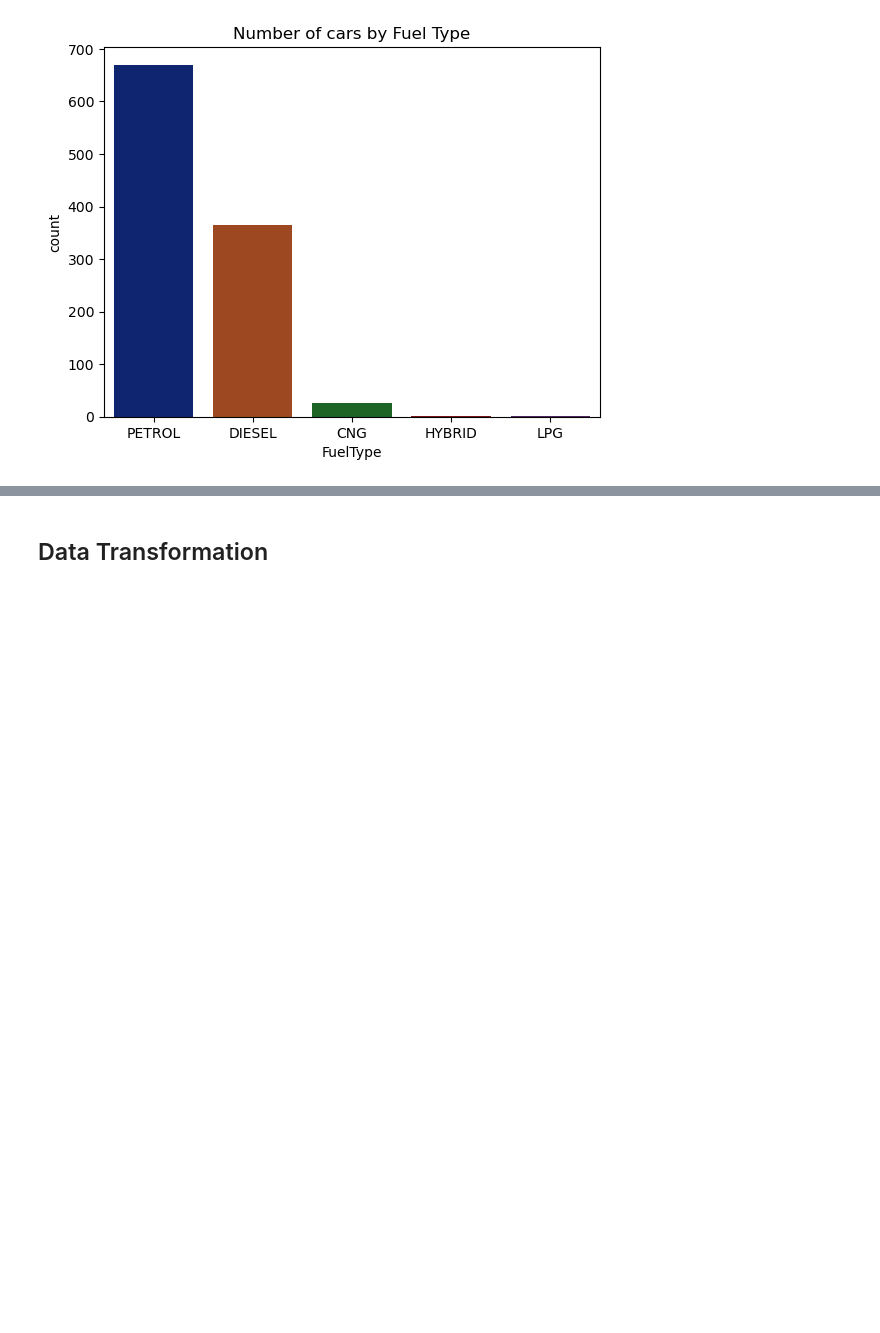
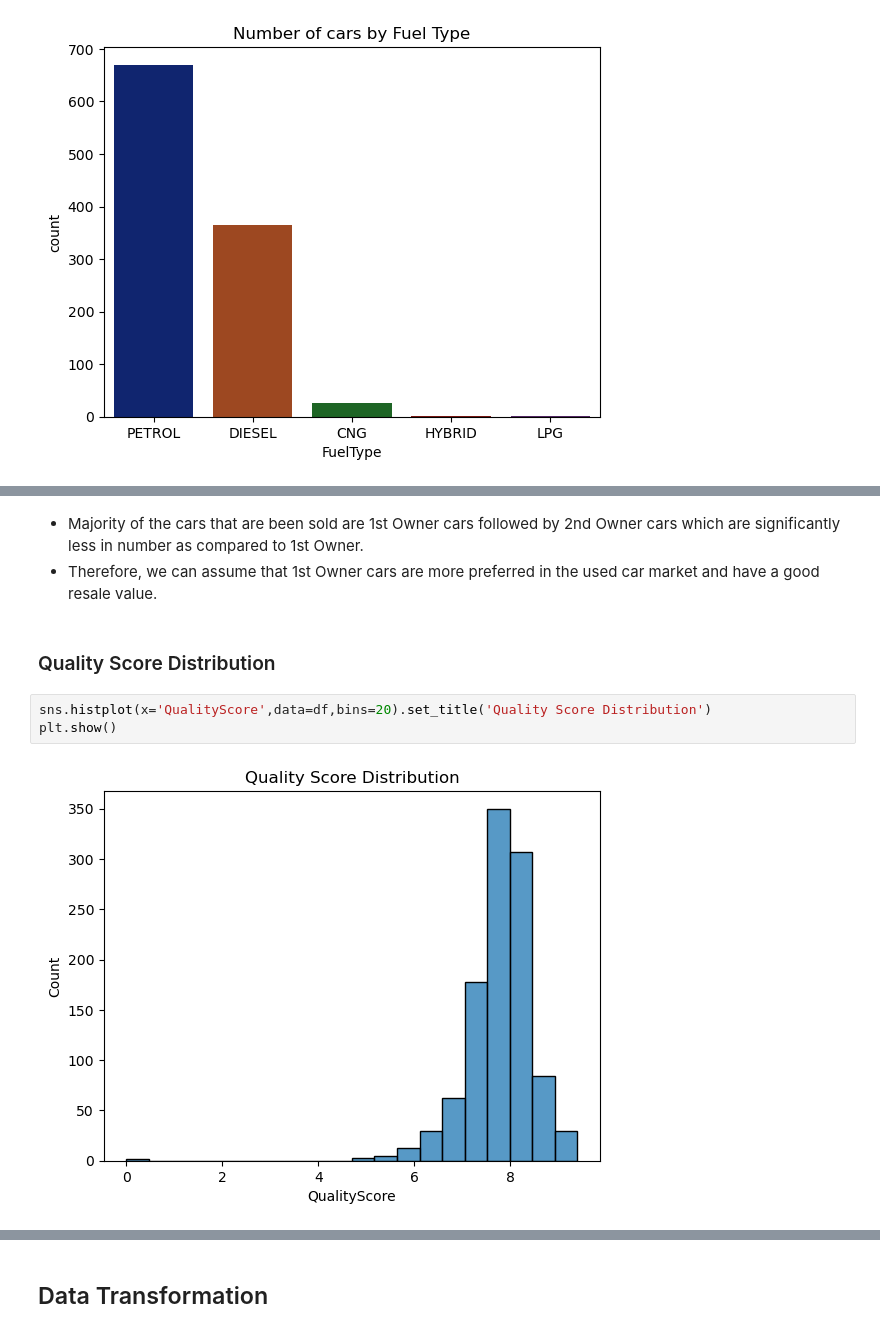
Before and after one commit to shriansh8619/Used-Car-Price-Prediction, a Jupyter notebook: Used_Car_Price_Prediction.ipynb, the cells around one changed output, grey strips where cells are left out. Cells and saved outputs as stored; diff of their text form; blank space fills up the shorter version.

```diff
--- a/Used_Car_Price_Prediction.ipynb
+++ b/Used_Car_Price_Prediction.ipynb
@@ -208,0 +241,10 @@ Text(0.5, 1.0, 'Number of cars by Fuel Type')
+# %% [markdown]
+* Majority of the cars that are been sold are 1st Owner cars followed by 2nd Owner cars which are significantly less in number as compared to 1st Owner.
+* Therefore, we can assume that 1st Owner cars are more preferred in the used car market and have a good resale value.
+# %% [markdown]
+### Quality Score Distribution
+# %%
+sns.histplot(x='QualityScore',data=df,bins=20).set_title('Quality Score Distribution')
+plt.show()
+# %% [output]
+[figure, added]
```
Also changed, not shown: parts of 32 cells of this notebook.
